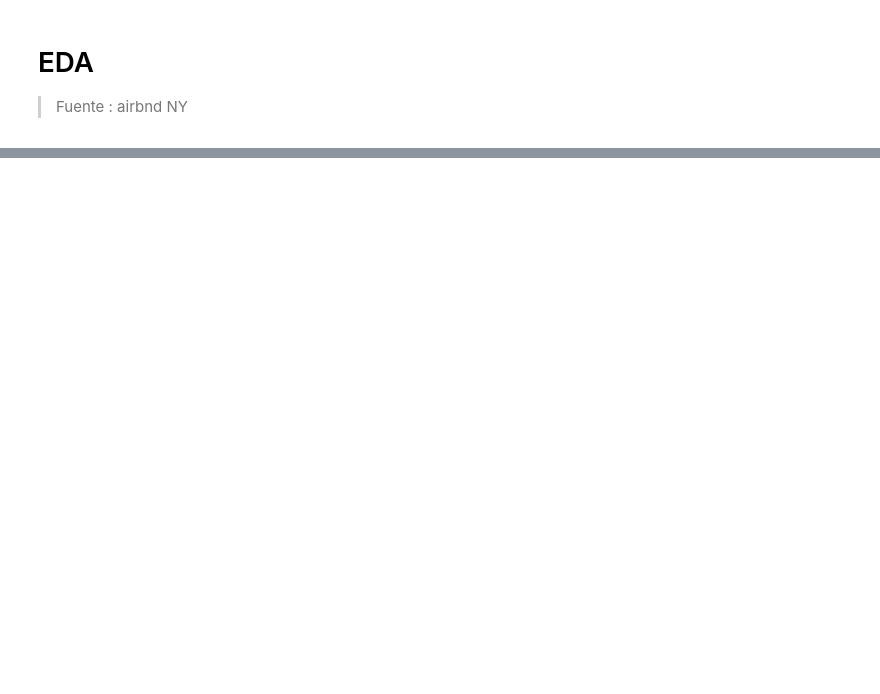
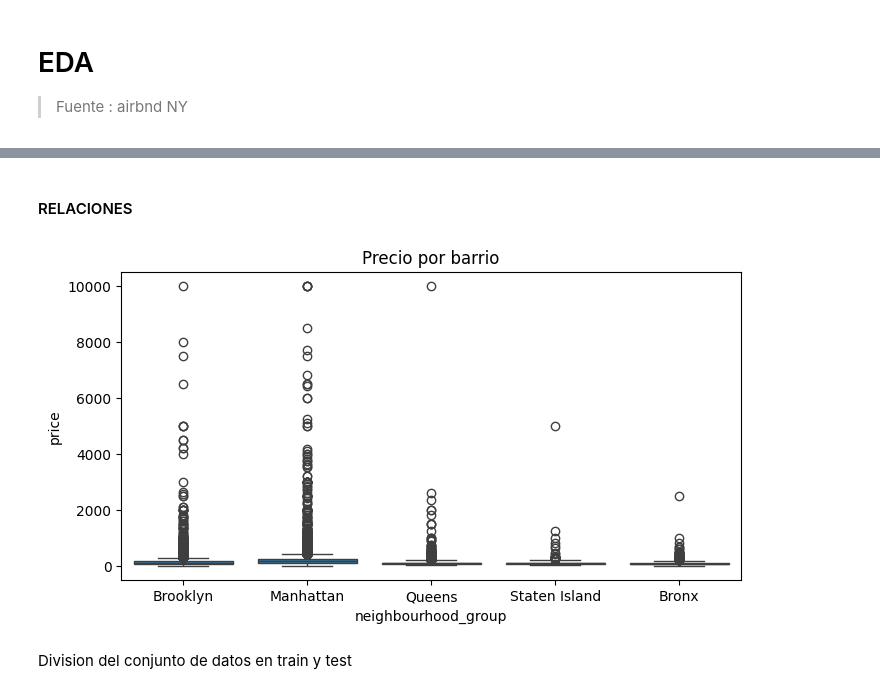
Before and after one commit to 4GeeksAcademy/iddalycastro-eda, a Jupyter notebook: src/eda.ipynb, the cells around one changed output, grey strips where cells are left out. Drawn from its saved outputs; the diff is of its cells as text; code cells hidden in the pictures; blank space fills up the shorter version.

```diff
--- a/src/eda.ipynb
+++ b/src/eda.ipynb
@@ -17,0 +108,11 @@ total_data.head()
+# %% [markdown]
+#### RELACIONES
+# %%
+plt.figure(figsize=(8,4))
+sns.boxplot(x='neighbourhood_group', y='price', data=df)
+plt.title('Precio por barrio')
+plt.show()
+# %% [output]
+[figure, added]
+# %% [markdown]
+Division del conjunto de datos en train y test
```
Also changed, not shown: parts of 15 cells of this notebook, 2 other files.
